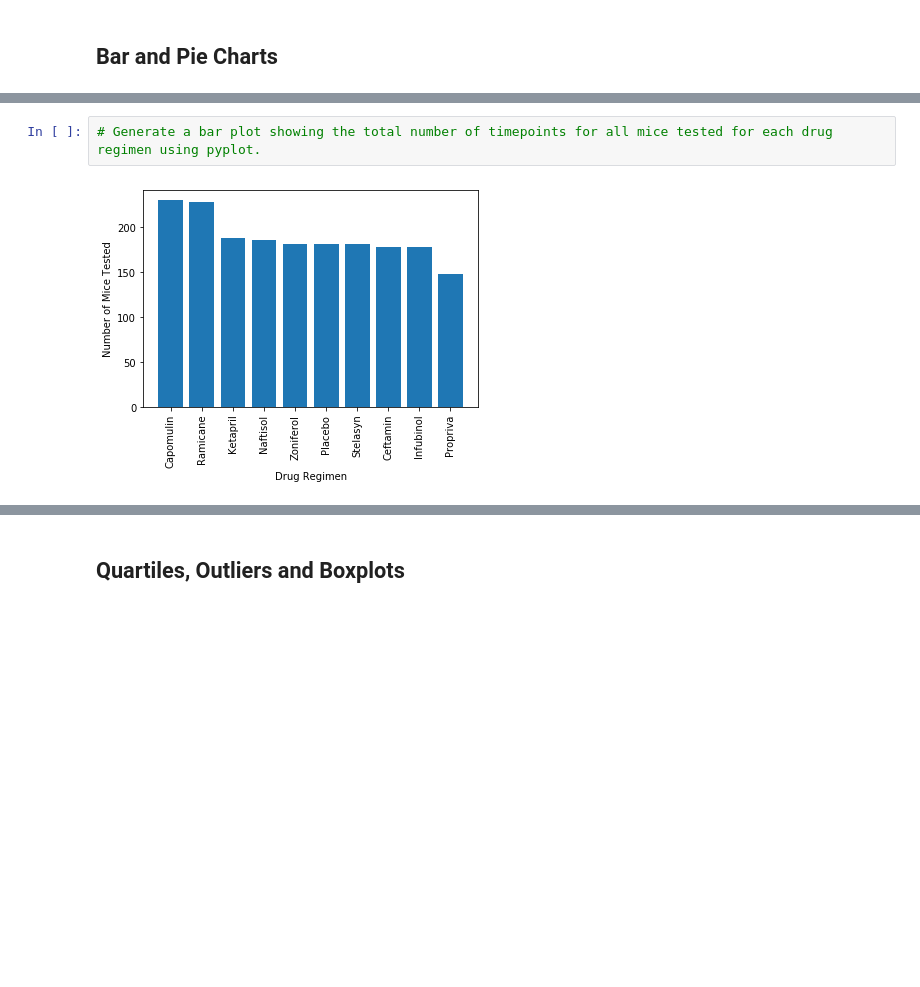
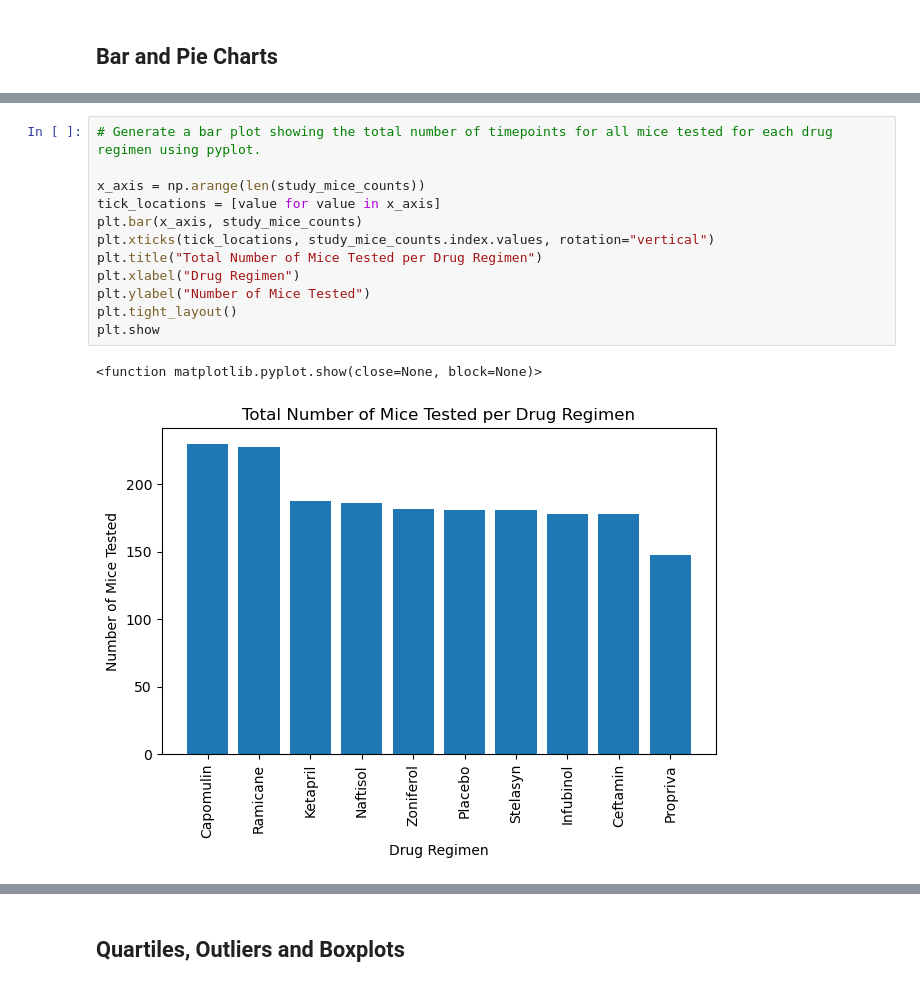
Before and after one commit to rbitas/Matplotlib-challenge, a Jupyter notebook: pymaceuticals_starter.ipynb, the cells around one changed output, grey strips where cells are left out. Cells and saved outputs as stored; diff of their text form; blank space fills up the shorter version.

```diff
--- a/pymaceuticals_starter.ipynb
+++ b/pymaceuticals_starter.ipynb
@@ -169,6 +170,17 @@ plt.show
 # %%
 # Generate a bar plot showing the total number of timepoints for all mice tested for each drug regimen using pyplot.
+
+x_axis = np.arange(len(study_mice_counts))
+tick_locations = [value for value in x_axis]
+plt.bar(x_axis, study_mice_counts)
+plt.xticks(tick_locations, study_mice_counts.index.values, rotation="vertical")
+plt.title("Total Number of Mice Tested per Drug Regimen")
+plt.xlabel("Drug Regimen")
+plt.ylabel("Number of Mice Tested")
+plt.tight_layout()
+plt.show
 # %% [output]
+<function matplotlib.pyplot.show(close=None, block=None)>
-[figure, old version]
+[figure, new version]
 # %%
 # Generate a pie plot showing the distribution of female versus male mice using Pandas
```
Also changed, not shown: parts of 5 cells of this notebook.
